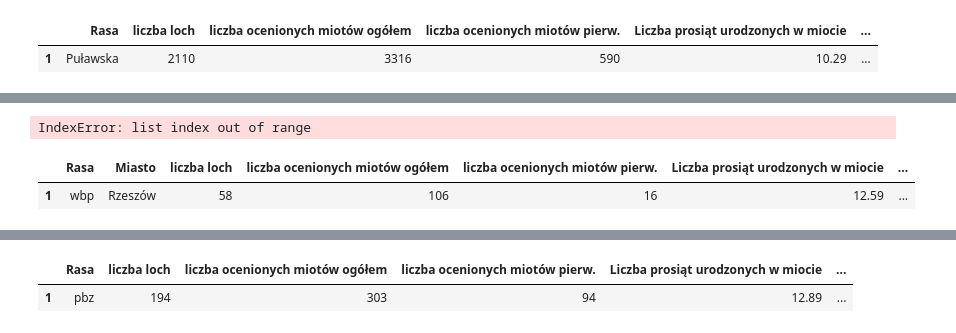
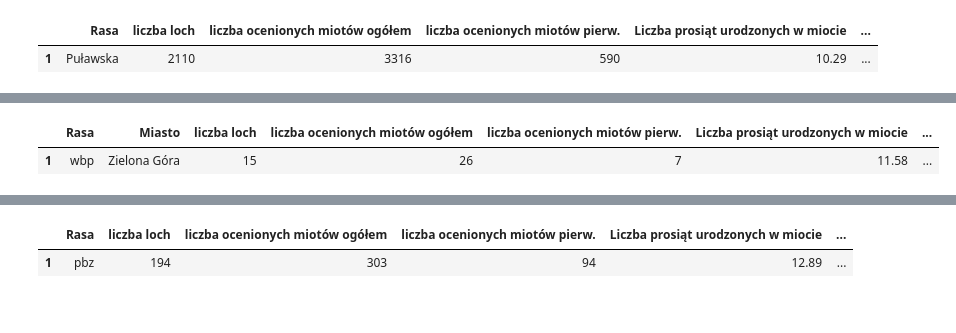
Before and after one commit to MaciejOlech21/InstytutProject, a Jupyter notebook: Instytut_projekt/rozplodowa_dawid.ipynb, the cells around one changed output, grey strips where cells are left out. Saved outputs shown, nothing was run; the diff lists cells and outputs as text; code cells hidden in the pictures.

Commit message:
Add files via upload
Wersja poprawnie wylicza dane dla miast. pozostaje je wszystkie przeliczyć.

```diff
--- a/Instytut_projekt/rozplodowa_dawid.ipynb
+++ b/Instytut_projekt/rozplodowa_dawid.ipynb
@@ -265,20 +318,20 @@ last
 # %%
-wbp_wwa = sortedDT(wbp, 'LWOJ1',2)
-wbp_bia = sortedDT(wbp, 'LWOJ1',4)
-wbp_byd = sortedDT(wbp, 'LWOJ1',6)
-wbp_gda = sortedDT(wbp, 'LWOJ1',8)
-wbp_kta = sortedDT(wbp, 'LWOJ1',10)
-wbp_kie = sortedDT(wbp, 'LWOJ1',12)
-wbp_kos = sortedDT(wbp, 'LWOJ1',14)
-wbp_krk = sortedDT(wbp, 'LWOJ1',16)
-wbp_lbl = sortedDT(wbp, 'LWOJ1',18)
-wbp_ldz = sortedDT(wbp, 'LWOJ1',20)
-wbp_ols = sortedDT(wbp, 'LWOJ1',22)
-wbp_opo = sortedDT(wbp, 'LWOJ1',24)
-wbp_poz = sortedDT(wbp, 'LWOJ1',26)
-wbp_rze = sortedDT(wbp, 'LWOJ1',28)
-wbp_wrc = sortedDT(wbp, 'LWOJ1',32)
-wbp_zgo = sortedDT(wbp, 'LWOJ1',32)
+wbp_wwa = sortedDT(wbp, 'LREJ1',2)
+wbp_bia = sortedDT(wbp, 'LREJ1',4)
+wbp_byd = sortedDT(wbp, 'LREJ1',6)
+wbp_gda = sortedDT(wbp, 'LREJ1',8)
+wbp_kta = sortedDT(wbp, 'LREJ1',10)
+wbp_kie = sortedDT(wbp, 'LREJ1',12)
+wbp_kos = sortedDT(wbp, 'LREJ1',14)
+wbp_krk = sortedDT(wbp, 'LREJ1',16)
+wbp_lbl = sortedDT(wbp, 'LREJ1',18)
+wbp_ldz = sortedDT(wbp, 'LREJ1',20)
+wbp_ols = sortedDT(wbp, 'LREJ1',22)
+wbp_opo = sortedDT(wbp, 'LREJ1',24)
+wbp_poz = sortedDT(wbp, 'LREJ1',26)
+wbp_rze = sortedDT(wbp, 'LREJ1',28)
+wbp_wrc = sortedDT(wbp, 'LREJ1',32)
+wbp_zgo = sortedDT(wbp, 'LREJ1',34)
 # %%
 wbp_wwa2 = create_cityDT('Warszawa','wbp')
 wbp_bia2 = create_cityDT('Białystok','wbp')
@@ -337,11 +351,0 @@ for i in race_list:
-# %%
-temp_dic = {}
-for i in dic_miasta:
-    for x in race_names:
-        tempy = create_cityDT(dic_miasta[i], race_names[z])
-    for z in race_list:
-        tempx = sortedDT(z, 'LWOJ1', i)
-        all_count(tempx, tempy)
-        temp_dic[i] = tempy
-# %% [output]
-IndexError: list index out of range
@@ -369,24 +352,23 @@ race_names = ['WBP','PBZ','Hampshire','Duroc','Pietrain','Linia 990','PUL','ZLB'
 # %%
 all_count(wbp_wwa,wbp_wwa2)
 all_count(wbp_bia,wbp_bia2)
 all_count(wbp_byd,wbp_byd2)
 all_count(wbp_gda,wbp_gda2)
 all_count(wbp_kta,wbp_kta2)
 all_count(wbp_kie,wbp_kie2)
 all_count(wbp_kos,wbp_kos2)
 all_count(wbp_krk,wbp_krk2)
 all_count(wbp_lbl,wbp_lbl2)
 all_count(wbp_ldz,wbp_ldz2)
 all_count(wbp_ols,wbp_ols2)
 all_count(wbp_opo,wbp_opo2)
 all_count(wbp_poz,wbp_poz2)
 all_count(wbp_rze,wbp_rze2)
 all_count(wbp_wrc,wbp_wrc2)
 all_count(wbp_zgo,wbp_zgo2)
-wbp_rze2
 # %% [output]
 |  | Rasa | Miasto | liczba loch | liczba ocenionych miotów ogółem | liczba ocenionych miotów pierw. | Liczba prosiąt urodzonych w miocie | ... |
-| 1 | wbp | Rzeszów | 58 | 106 | 16 | 12.59 | ... |
+| 1 | wbp | Zielona Góra | 15 | 26 | 7 | 11.58 | ... |
 # %%
 all_of_cr = pd.concat([wbp_wwa2, wbp_bia2, wbp_byd2, wbp_gda2, wbp_kta2, wbp_kie2, wbp_kos2, wbp_krk2, wbp_lbl2, wbp_ldz2, wbp_ols2, wbp_opo2, wbp_poz2, wbp_rze2, wbp_wrc2, wbp_zgo2])
 all_of_cr.set_index(['Rasa','Miasto'])
```
Also changed, not shown: parts of 17 cells of this notebook.
